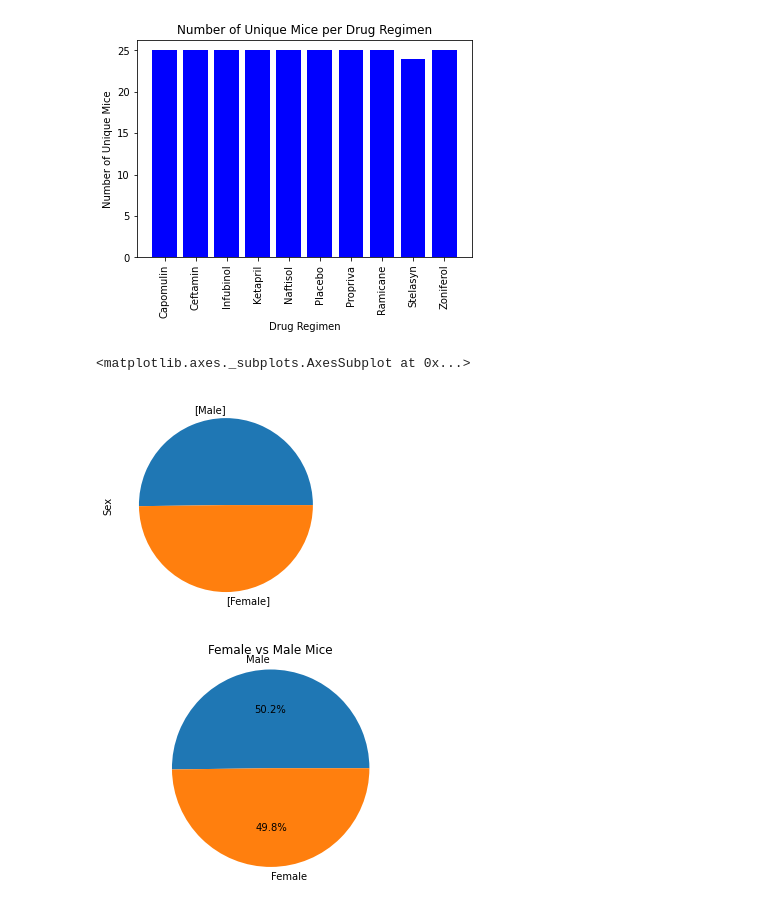
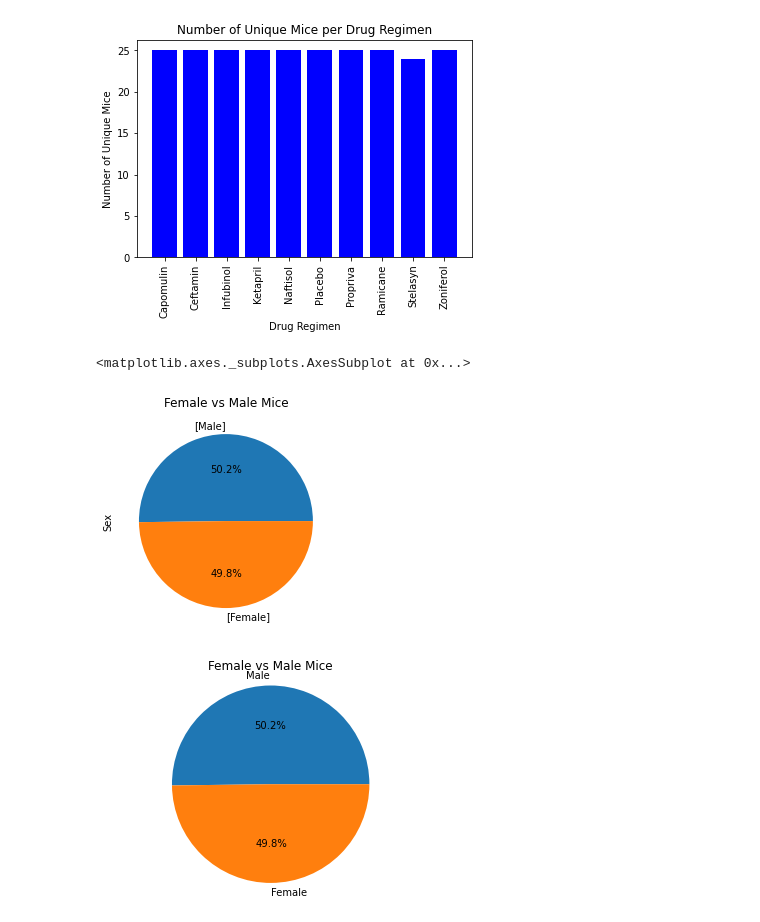
Before and after one commit to lisb020/Pymaceuticals, a Jupyter notebook: Pymaceuticals/pymaceuticals_starter.ipynb, the cells around one changed output. Cells and saved outputs as stored; diff of their text form; code cells hidden in the pictures.

```diff
--- a/Pymaceuticals/pymaceuticals_starter.ipynb
+++ b/Pymaceuticals/pymaceuticals_starter.ipynb
@@ -152,17 +155,13 @@ plt.show()
 [figure]
 # %%
 # Generate a pie plot showing the distribution of female versus male mice using pandas
-#mice_sex = clean_mouse["Sex"].value_counts()
-#print(mice_sex)
-#mice_sex.plot(kind="pie")
 mouseID_group = clean_mouse.groupby("Mouse ID")
 unique_mouse_gender = mouseID_group["Sex"].unique()
-#print(unique_mouse_gender)
 unique_mouse_gender = unique_mouse_gender.value_counts()
-unique_mouse_gender.plot(kind="pie")
+unique_mouse_gender.plot(kind="pie", autopct="%1.1f%%", title="Female vs Male Mice")
 # %% [output]
 <matplotlib.axes._subplots.AxesSubplot at 0x...>
-[figure, old version]
+[figure, new version]
 # %%
 # Generate a pie plot showing the distribution of female versus male mice using pyplot
 plt.pie(unique_mouse_gender, labels = ["Male", "Female"], autopct="%1.1f%%")
```
Also changed, not shown: parts of 9 cells of this notebook.
